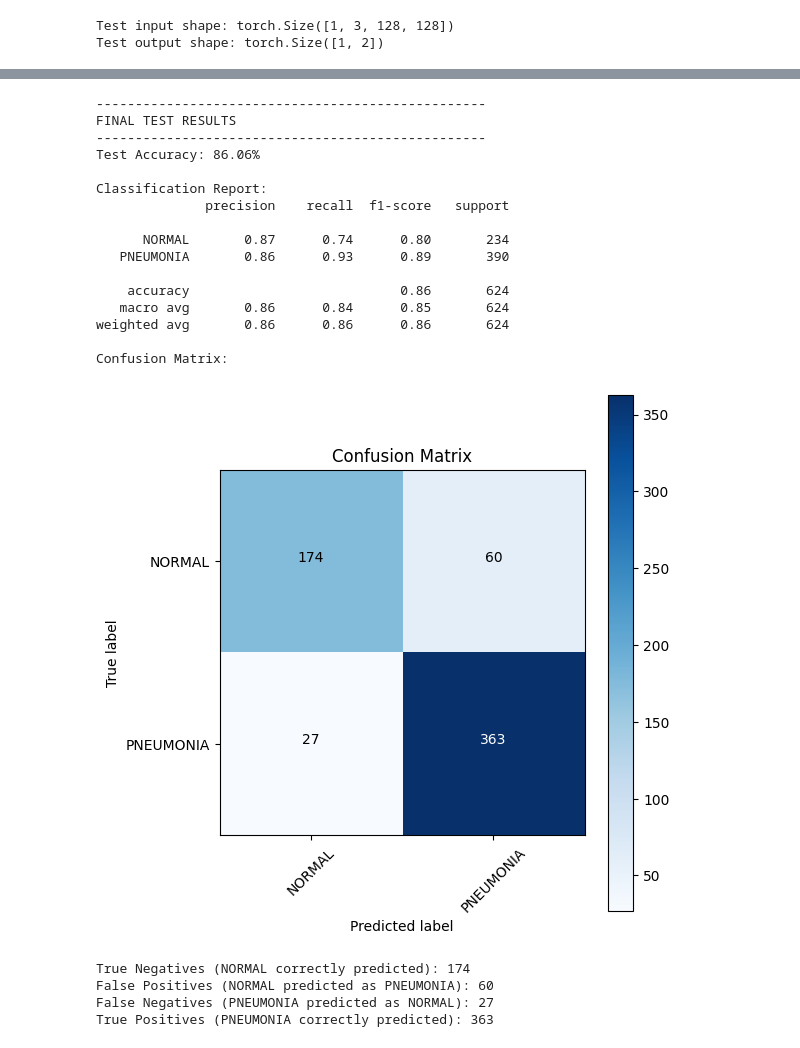
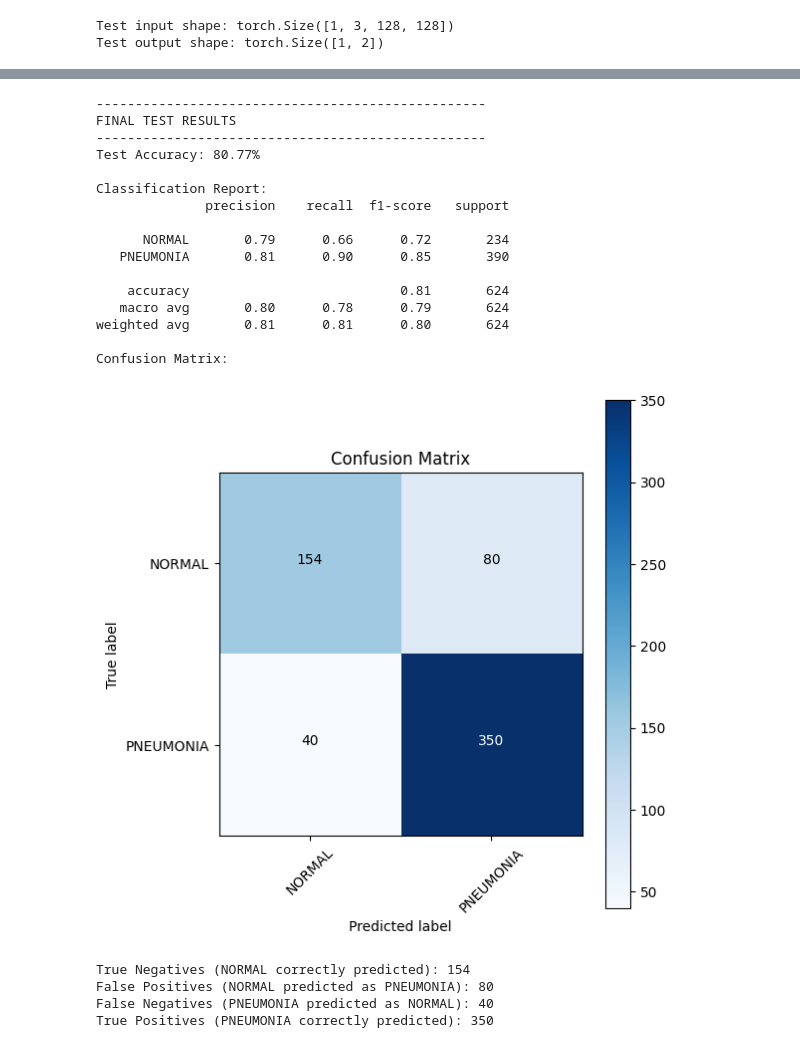
Before and after one commit to WinChawin/AI-Mojor-M.5-Semester2, a Jupyter notebook: learn PyTorch/cnn.ipynb, the cells around one changed output, grey strips where cells are left out. Saved outputs shown, nothing was run; the diff lists cells and outputs as text; code cells hidden in the pictures.

```diff
--- a/learn PyTorch/cnn.ipynb
+++ b/learn PyTorch/cnn.ipynb
@@ -984,5 +1077,5 @@ optimizer = optim.SGD(model_resnet.parameters(), lr=0.01, momentum=0.9, weight_d
 # %%
-# Train ResNet34 with Validation
+# Train ResNet50 with Validation
 
 epochs = 7
 
@@ -1043,7 +1136,7 @@ for epoch in range(epochs):
     # Save best model
     if val_epoch_loss < best_val_loss:
         best_val_loss = val_epoch_loss
-        torch.save(model_resnet.state_dict(), 'best_resnet34_model.pth')
+        torch.save(model_resnet.state_dict(), 'best_resnet50_model.pth')
         print(f"Best model saved! (Val Loss: {val_epoch_loss:.4f})")
         print("-" * 50)
 
@@ -1084,6 +1177,6 @@ plt.show()
 # %%
 # Load best model
-model_resnet.load_state_dict(torch.load('best_resnet34_model.pth'))
+model_resnet.load_state_dict(torch.load('best_resnet50_model.pth'))
 model_resnet.eval()
 
 all_predictions = []
@@ -1121,41 +1214,41 @@ plt.colorbar()
 tick_marks = np.arange(len(class_names))
 plt.xticks(tick_marks, class_names, rotation=45)
 plt.yticks(tick_marks, class_names)
 
 thresh = cm.max() / 2.
 for i, j in np.ndindex(cm.shape):
     plt.text(j, i, format(cm[i, j], 'd'),
              horizontalalignment="center",
              color="white" if cm[i, j] > thresh else "black")
 
 plt.ylabel('True label')
 plt.xlabel('Predicted label')
 plt.tight_layout()
 plt.show()
 
 print(f"\nTrue Negatives (NORMAL correctly predicted): {cm[0][0]}")
 print(f"False Positives (NORMAL predicted as PNEUMONIA): {cm[0][1]}")
 print(f"False Negatives (PNEUMONIA predicted as NORMAL): {cm[1][0]}")
 print(f"True Positives (PNEUMONIA correctly predicted): {cm[1][1]}")
 # %% [output]
 --------------------------------------------------
 FINAL TEST RESULTS
 --------------------------------------------------
-Test Accuracy: 86.06%
+Test Accuracy: 80.77%
 
 Classification Report:
               precision    recall  f1-score   support
 
-      NORMAL       0.87      0.74      0.80       234
-   PNEUMONIA       0.86      0.93      0.89       390
+      NORMAL       0.79      0.66      0.72       234
+   PNEUMONIA       0.81      0.90      0.85       390
 
-    accuracy                           0.86       624
-   macro avg       0.86      0.84      0.85       624
-weighted avg       0.86      0.86      0.86       624
+    accuracy                           0.81       624
+   macro avg       0.80      0.78      0.79       624
+weighted avg       0.81      0.81      0.80       624
 
 Confusion Matrix:
-[figure, old version]
+[figure, new version]
-True Negatives (NORMAL correctly predicted): 174
-False Positives (NORMAL predicted as PNEUMONIA): 60
-False Negatives (PNEUMONIA predicted as NORMAL): 27
-True Positives (PNEUMONIA correctly predicted): 363
+True Negatives (NORMAL correctly predicted): 154
+False Positives (NORMAL predicted as PNEUMONIA): 80
+False Negatives (PNEUMONIA predicted as NORMAL): 40
+True Positives (PNEUMONIA correctly predicted): 350
```
Also changed, not shown: parts of 15 cells of this notebook, 2 other files.
